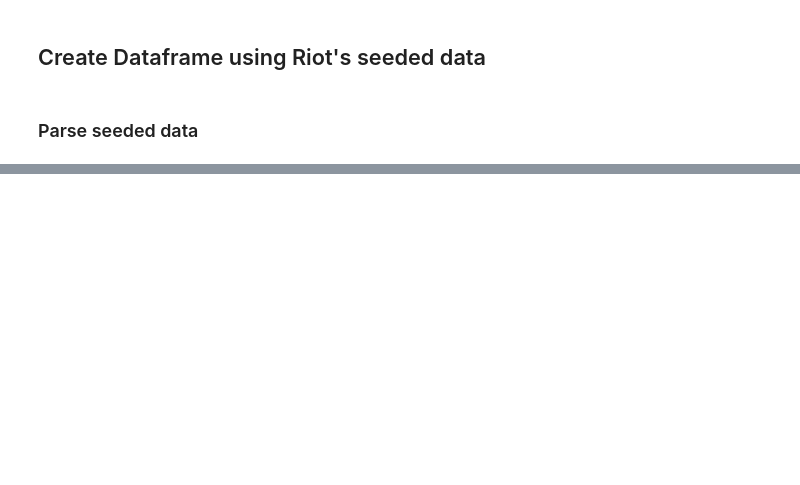
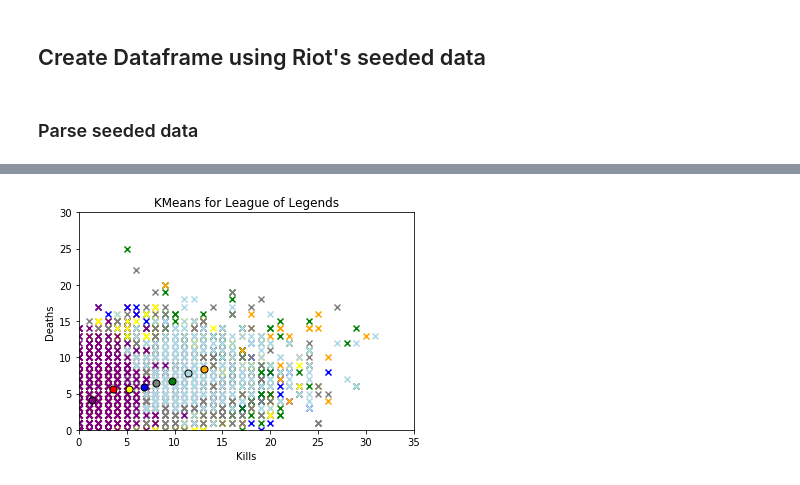
Before and after one commit to nikkodg/league-rank-predictor, a Jupyter notebook: league-rank-predictor.ipynb, the cells around one changed output, grey strips where cells are left out. Saved outputs shown, nothing was run; the diff lists cells and outputs as text; code cells hidden in the pictures; blank space fills up the shorter version.

Commit message:
Removed: Wins, damage taken, wards placed as features
Applied different classifiers, created plot for K-means classifier
using the best 2 features

```diff
--- a/league-rank-predictor.ipynb
+++ b/league-rank-predictor.ipynb
@@ -72,7 +79,10 @@ def parse_json(file):
 #             'datasets/matches10.json']
 
 datasets = ['datasets/matches1.json', 'datasets/matches2.json', 'datasets/matches3.json',
-            'datasets/matches4.json', 'datasets/matches5.json']
+            'datasets/matches4.json', 'datasets/matches5.json', 'datasets/matches6.json',
+            'datasets/matches7.json', 'datasets/matches8.json', 'datasets/matches9.json',
+            'datasets/matches10.json'
+           ]
 stats_df = get_stats(*datasets)
 print(stats_df)
 # %% [output]
@@ -95,0 +106,11 @@ print(stats_df)
+# %%
+from sklearn import preprocessing
+feature_matrix = ["role", "kills", "deaths", "assists","goldEarned", "totalMinionsKilled", "damageDealtToObjectives","totalDamageDealt"]
+X = stats_df[feature_matrix]
+Z = pd.get_dummies(X, columns=["role"])
+#Z = preprocessing.scale(Z)
+print(Z)
+
+
+label_vector = stats_df["highestAchievedSeasonTier"]
+print(label_vector)
@@ -95,0 +324,43 @@ print(stats_df)
+# %%
+#K-Means
+
+from sklearn.cluster import KMeans
+
+my_KMeans = KMeans(n_clusters=3)
+my_KMeans.fit(Z)
+labels = my_KMeans.labels_
+centers = my_KMeans.cluster_centers_
+
+best_features = ['kills', 'deaths']
+graph = Z[best_features]
+
+# Clustering:
+my_KMeans = KMeans(n_clusters=8)
+my_KMeans.fit(Z)
+
+labels = my_KMeans.labels_
+centers = my_KMeans.cluster_centers_
+plt.figure
+
+for l, c in zip([0,1,2,3,4,5,6,7], ['red', 'blue', 'green', 'orange','yellow','gray', 'lightblue','purple']):
+
+    current_members = (labels == l)
+    current_center = centers[l]
+
+    plt.scatter(Z.iloc[current_members,0], Z.iloc[current_members,1], color = c, marker='x')
+
+    plt.plot(current_center[0], current_center[1], 'o', markerfacecolor = c,
+            markeredgecolor = 'k', markersize=7)
+
+# Defining The Range of X-Axis and Y-Axis:
+plt.xlim([0, 35])
+plt.ylim([0, 30])
+
+# Labels, Title, Legend:
+plt.xlabel('Kills')
+plt.ylabel('Deaths')
+plt.title('KMeans for League of Legends')
+
+plt.show()
+# %% [output]
+[figure, added]
```
Also changed, not shown: parts of 13 cells of this notebook, 11 other files.
